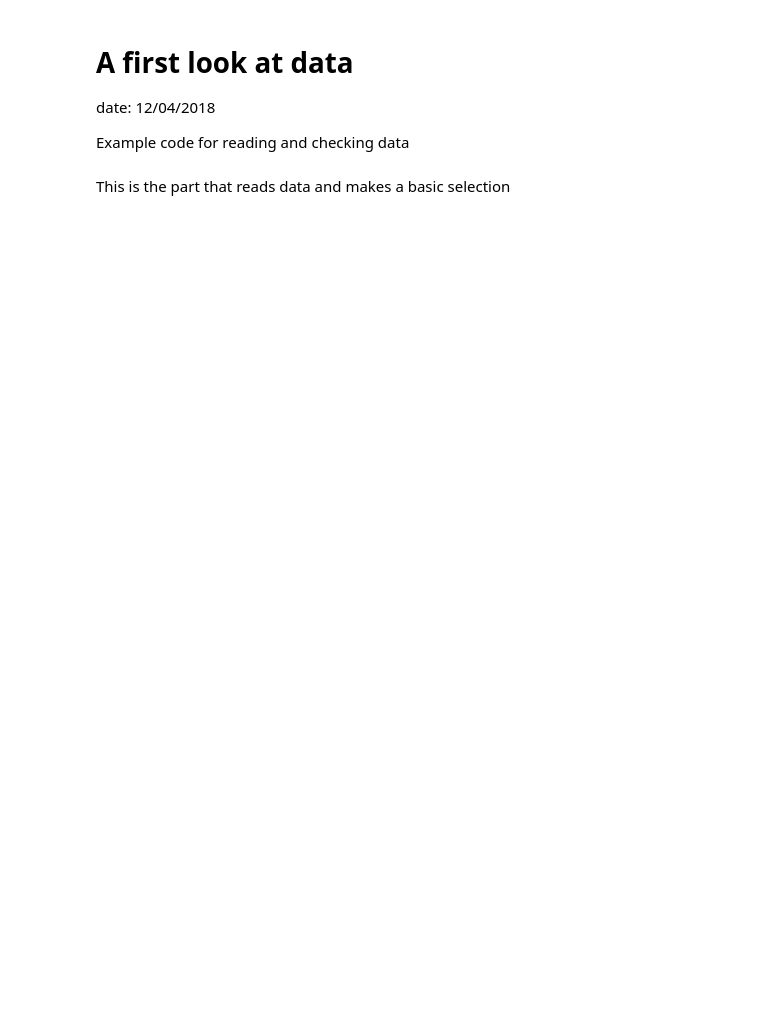
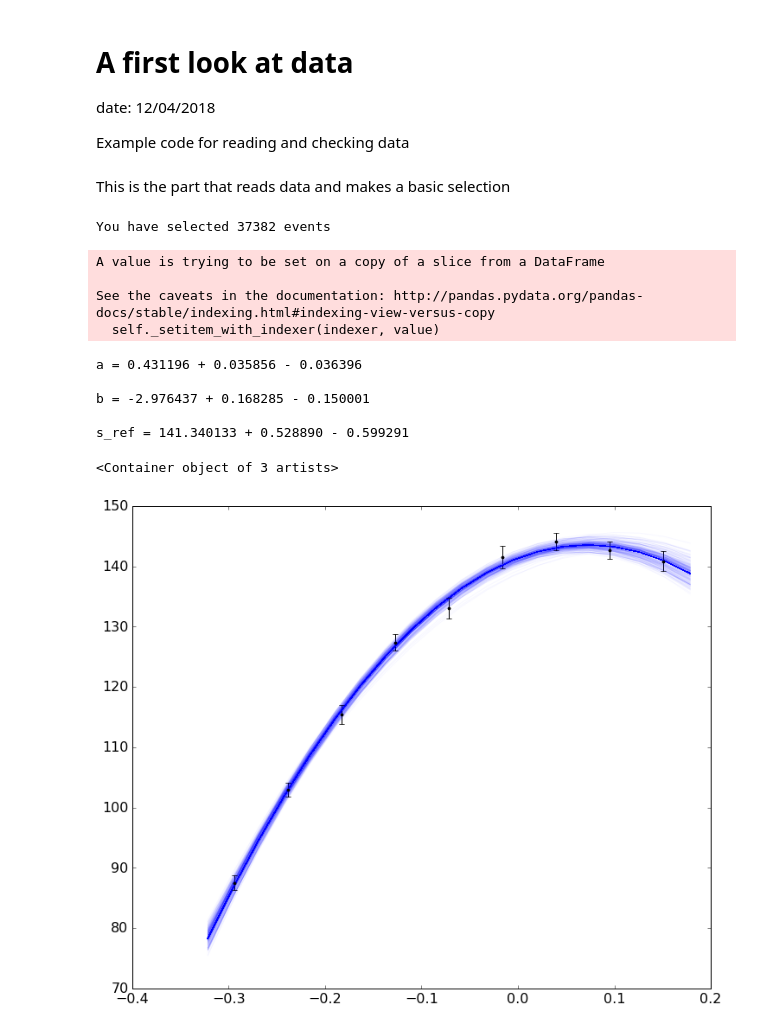
Before and after one commit to njohnsto/stage, a Jupyter notebook: ReadData.ipynb, the cells around one changed output. Drawn from its saved outputs; the diff is of its cells as text; code cells hidden in the pictures; blank space fills up the shorter version.

```diff
--- a/ReadData.ipynb
+++ b/ReadData.ipynb
@@ -25,8 +25,10 @@ df['cos2'] = np.cos(df.zenith)**2
 df['I'] = 0
 df['s125_error'] = 0.1*df['s125']
 
-df.drop(df.columns.difference(['s125', 's125_error',"cos2", "I"]), 1, inplace= True)
+df.drop(df.columns.difference(['s125', 's125_error',"cos2", "I","zenith"]), 1, inplace= True)
 df= df.loc[df.s125>25]
 df= df.loc[df.cos2>0.5]
-print(df.count())
-#df.drop(["Run", "Event"], 1, inplace = True)
+df.reset_index(inplace=True)
+print('You have selected {} events'.format(df.s125.count()))
+# %% [output]
+You have selected 37382 events
@@ -37,10 +35,16 @@ hist= plt.hist(np.log10(df.s125),bins= 200)
 # %%
-
 import os
 filepath='/home/ioana/src/icecube/Noemi/stage/cic_att'
 os.chdir(filepath)
 %run data_functions.py
-from data_functions import set_intensity
-bins = 10
-df.reset_index(inplace=True)
-df, groups = set_intensity(df, bins)
+from data_functions import obtain_attenuation
+n_bins = 10
+intensity = 200
+samples = 100
+
+fit_results, fitted_data = obtain_attenuation(df, n_bins, intensity, samples )
+# %% [output]
+A value is trying to be set on a copy of a slice from a DataFrame
+
+See the caveats in the documentation: http://pandas.pydata.org/pandas-docs/stable/indexing.html#indexing-view-versus-copy
+  self._setitem_with_indexer(indexer, value)
@@ -105,12 +51,32 @@ sample = get_attenuation_parameters2(params_scipy, groups.s125.mean(), groups.s1
 # %%
 import math
-cos_ref = np.cos(math.radians(38))**2
-cos2 = np.linspace(0.5, 1, 100)-cos_ref
-print(len(sample))
+groups = fitted_data
+sample = fit_results
+cos_ref = np.cos(math.radians(25))**2
+cos2 = np.linspace(0.5, 1, 20)-cos_ref
+
+a_mcmc,  b_mcmc,  s38_mcmc  = map(lambda v: (v[1], v[2]-v[1], v[1]-v[0]),
+                                  zip(*np.percentile(sample, [16, 50, 84],
+                                      axis=0)))
+
+#(mid_value, +error, -error)
+print("a = %f + %f - %f\n"%(a_mcmc[0],a_mcmc[1],a_mcmc[2]))
+print("b = %f + %f - %f\n"%(b_mcmc[0],b_mcmc[1],b_mcmc[2]))
+print("s_ref = %f + %f - %f\n"%(s38_mcmc[0],s38_mcmc[1],s38_mcmc[2]))
+
 # Plot a subset of the samples
-for a, b, f in sample[np.random.randint(len(sample), size=200)]:
-    plt.plot(cos2, f * (b * cos2**2 + a * cos2 + 1), color="k", alpha=0.1)
-    plt.plot(cos2, f_true * (b_true * cos2**2 + a_true * cos2 + 1), color="r", lw=2, alpha=0.8)
-    plt.errorbar(groups.cos2.mean()-cos_ref, groups.s125.mean(), yerr= groups.s125.std().tolist(), fmt=".k")
+plt.errorbar(groups.cos2.mean()-cos_ref, groups.s125.mean(), yerr= groups.s125.std().tolist(), fmt=".k")
+for a, b, f in sample[np.random.randint(len(sample), size=250)]:
+    plt.plot(cos2, f * (b * cos2**2 + a * cos2 + 1), color="b", alpha=0.03)
+    plt.plot(cos2, s38_mcmc[0] * (b_mcmc[0] * cos2**2 + a_mcmc[0] * cos2 + 1), color="b", lw=0.5, alpha=0.8)
+plt.errorbar(groups.cos2.mean()-cos_ref, groups.s125.mean(), yerr= groups.s125.std().tolist(), fmt=".k")
+# %% [output]
+a = 0.431196 + 0.035856 - 0.036396
+
+b = -2.976437 + 0.168285 - 0.150001
+
+s_ref = 141.340133 + 0.528890 - 0.599291
+<Container object of 3 artists>
+[figure, added]
 # %%
 import corner
```
Also changed, not shown: parts of 10 cells of this notebook, 5 other files.
